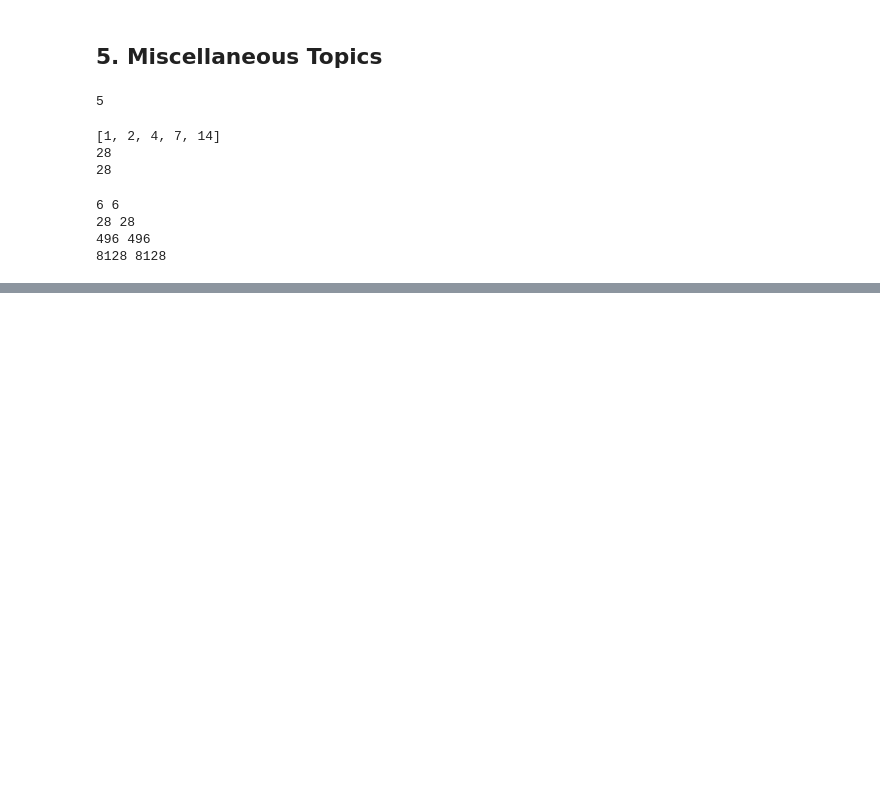
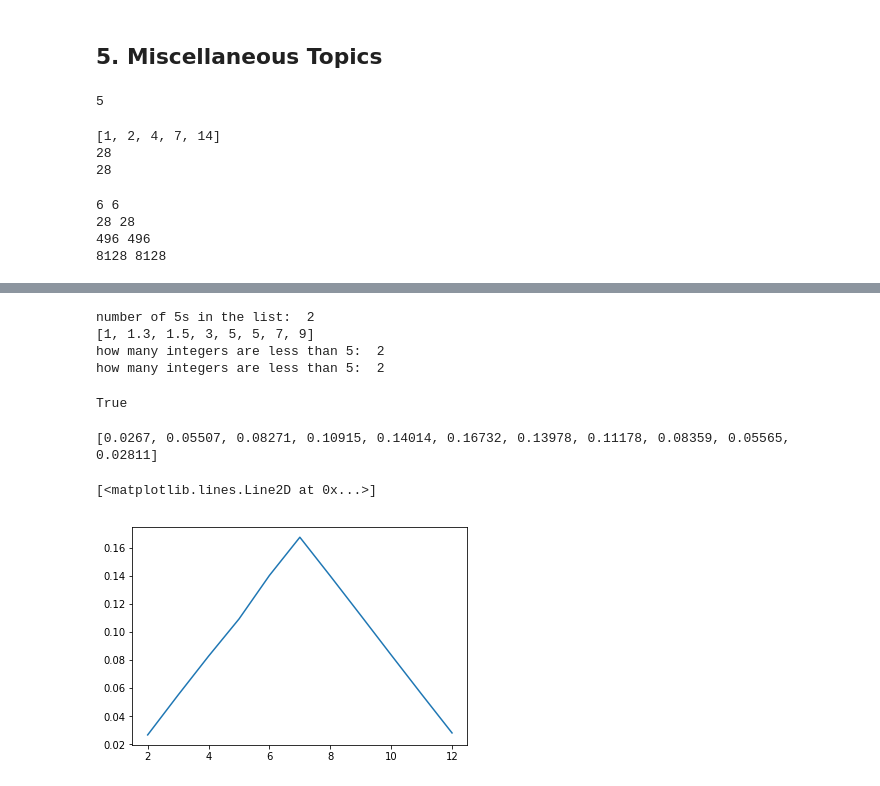
Before and after one commit to lingcaids/test08, a Jupyter notebook: Python_Exercise.ipynb, the cells around one changed output, grey strips where cells are left out. Saved outputs shown, nothing was run; the diff lists cells and outputs as text; code cells hidden in the pictures; blank space fills up the shorter version.

```diff
--- a/Python_Exercise.ipynb
+++ b/Python_Exercise.ipynb
@@ -224,0 +505,7 @@ if count==len(devisor_list(n)):
+# %%
+# to change to lower case, and to remove all puntuation
+myline= """I know you're out there! I can feel you now. I know that you're afraid"""
+
+for c in ',.;:-?!()\'"':
+    myline=myline.lower().replace(c, '')
+print(myline)
@@ -224,0 +815,13 @@ if count==len(devisor_list(n)):
+# %%
+# The goal of this exercise is to see if you can mimic the behavior of the in operator and the
+# count and index methods using only variables, for loops, and if statements.
+# (c) Without using the index method, write a program that asks the user for a string and
+# a letter and prints out the index of the first occurrence of the letter in the string. If the
+# letter is not in the string, the program should say so.
+
+mystring='paradise'
+myletter='a'
+for i in range(len(mystring)):
+    if mystring[i]==myletter:
+        print(i)
+        break
@@ -224,0 +972,60 @@ if count==len(devisor_list(n)):
+# %%
+# Write a program that asks the user to enter a list of integers. Do the following:
+# (e) Print the number of fives in the list.
+# (f) Remove the first and last items from the list, sort the remaining items, and print the
+# result.
+# (g) Print how many integers in the list are less than 5.
+mylist=[9, 1, 1.3, 1.5, 9, 3, 5, 5, 7, 7]
+#e
+print('number of 5s in the list: ', mylist.count(5))
+
+#f
+mylist.pop(0)
+mylist.pop(-1)
+mylist.sort()
+print(mylist)
+
+#g
+mylist=[9, 1, 1.3, 1.5, 9, 3, 5, 5, 7, 7]
+print('how many integers are less than 5: ', [i<5 and isinstance(i, int) for i in mylist].count(True))
+print('how many integers are less than 5: ', len([i for i in mylist if i<5 and isinstance(i, int)]))
+
+#check to see if an item is an integer:
+isinstance(5, int)
+# %% [output]
+number of 5s in the list:  2
+[1, 1.3, 1.5, 3, 5, 5, 7, 9]
+how many integers are less than 5:  2
+how many integers are less than 5:  2
+True
+# %%
+# When playing games where you have to roll two dice, it is nice to know the odds of each
+# roll. To do this, your program should simulate rolling two dice about 10,000
+# times and compute and print out the percentage of rolls that come out to be 2, 3, 4, . . . , 12.
+from random import randint
+results=[]
+for i in range(100000):
+    dice1, dice2 = randint(1,6), randint(1,6)
+    result = dice1+dice2
+    results.append(result)
+# print(results)
+
+prob2=results.count(2)/len(results)
+prob3=results.count(3)/len(results)
+prob4=results.count(4)/len(results)
+prob5=results.count(5)/len(results)
+prob6=results.count(6)/len(results)
+prob7=results.count(7)/len(results)
+prob8=results.count(8)/len(results)
+prob9=results.count(9)/len(results)
+prob10=results.count(10)/len(results)
+prob11=results.count(11)/len(results)
+prob12=results.count(12)/len(results)
+resultlist = [prob2, prob3, prob4, prob5, prob6, prob7, prob8, prob9, prob10, prob11, prob12]
+print(resultlist)
+from matplotlib import pyplot as plt
+plt.plot([i for i in range(2, 13)], resultlist)
+# %% [output]
+[0.0267, 0.05507, 0.08271, 0.10915, 0.14014, 0.16732, 0.13978, 0.11178, 0.08359, 0.05565, 0.02811]
+[<matplotlib.lines.Line2D at 0x...>]
+[figure, added]
```
Also changed, not shown: parts of 58 cells of this notebook.
